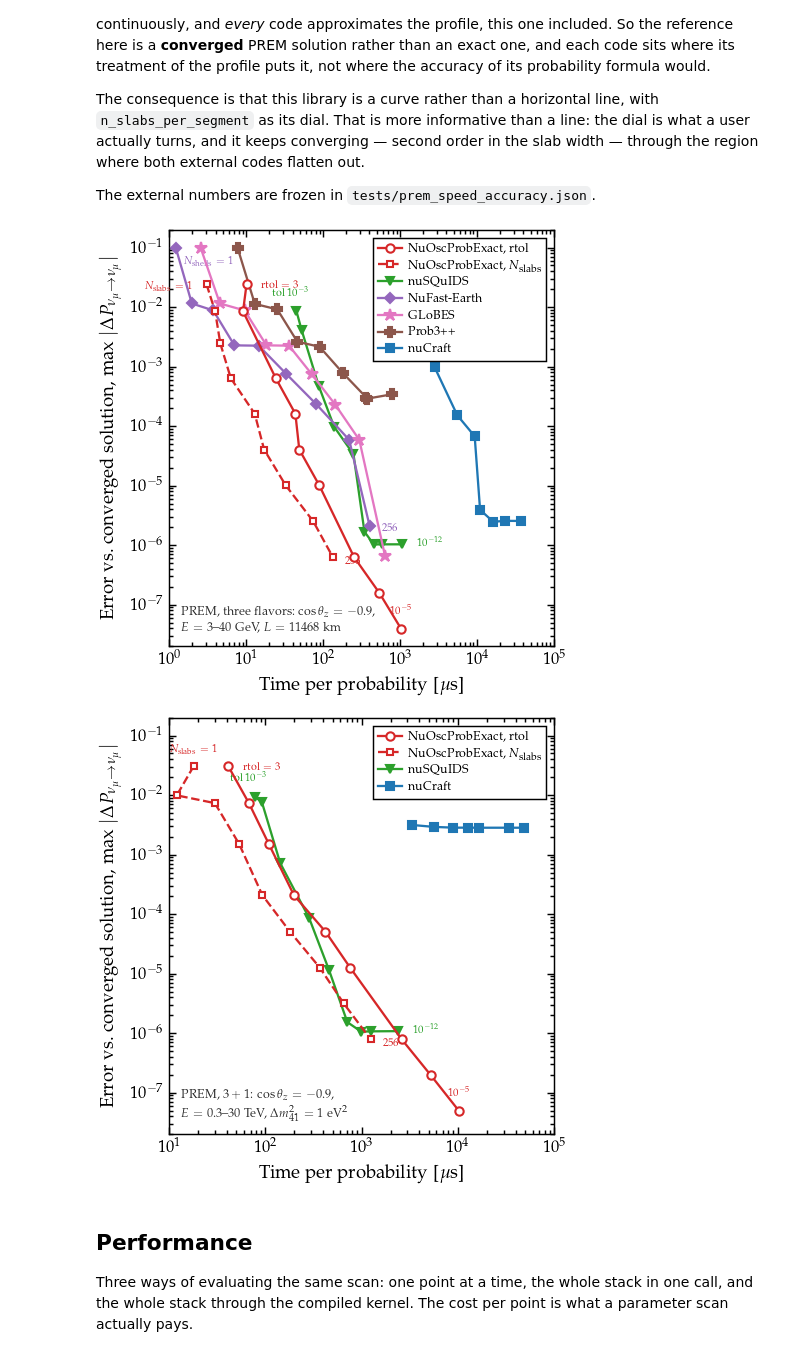
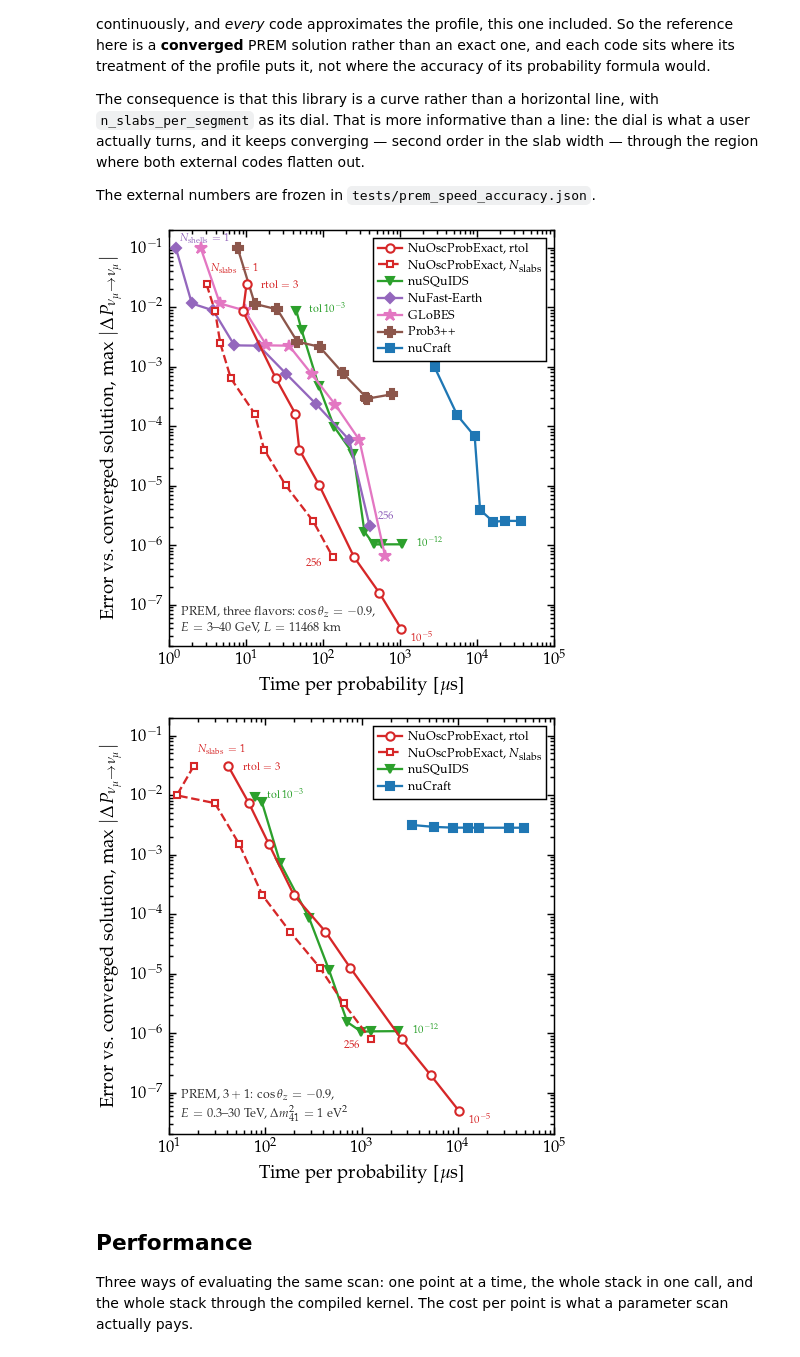
Before and after one commit to mbustama/NuOscProbExact, a Jupyter notebook: notebooks/10_paper_figures.ipynb, the cells around one changed output. Drawn from its saved outputs; the diff is of its cells as text; code cells hidden in the pictures.

```diff
--- a/notebooks/10_paper_figures.ipynb
+++ b/notebooks/10_paper_figures.ipynb
@@ -1072,47 +1072,47 @@ def prem_plane(panel, annotations, subtitle, xlim, ylim, outfile,
 prem_plane(
     prem["three_flavor"],
     [(("NuOscProbExact, rtol", "3e+00"), r"rtol $=3$", 7, -2, "left"),
-     (("NuOscProbExact, rtol", "1e-05"), r"$10^{-5}$", 0, 7, "center"),
+     (("NuOscProbExact, rtol", "1e-05"), r"$10^{-5}$", 5, -6, "left"),
      ((r"NuOscProbExact, $N_{\rm slabs}$", "1"), r"$N_{\rm slabs}=1$",
-      -7, -2, "right"),
-     ((r"NuOscProbExact, $N_{\rm slabs}$", "256"), "256", 6, -3, "left"),
-     (("nuSQuIDS", "1e-03"), r"tol $10^{-3}$", -3, 7, "center"),
+      2, 7, "left"),
+     ((r"NuOscProbExact, $N_{\rm slabs}$", "256"), "256", -5, -4, "right"),
+     (("nuSQuIDS", "1e-03"), r"tol $10^{-3}$", 6, -1, "left"),
      (("nuSQuIDS", "1e-12"), r"$10^{-12}$", 7, -1, "left"),
-     (("NuFast-Earth", "1"), r"$N_{\rm shells}=1$", 4, -8, "left"),
-     (("NuFast-Earth", "256"), "256", 6, -2, "left")],
+     (("NuFast-Earth", "1"), r"$N_{\rm shells}=1$", 2, 3, "left"),
+     (("NuFast-Earth", "256"), "256", 4, 4, "left")],
     "PREM, three flavors:  " + r"$\cos\theta_z = -0.9$," + "\n"
     r"$E = 3$--$40$ GeV,  $L = 11468$ km",
     (1.0e0, 1.0e5), (2.0e-8, 2.0e-1),
     "prem_speed_accuracy.pdf", None,
     legend_loc="upper right", legend_anchor=(0.995, 0.995),
     relabel={"NuOscProbExact": r"NuOscProbExact, $N_{\rm slabs}$",
              "NuOscProbExact (tolerance)": "NuOscProbExact, rtol"})
 
 prem_plane(
     prem["sterile_3plus1"],
     [(("NuOscProbExact, rtol", "3e+00"), r"rtol $=3$", 7, -2, "left"),
-     (("NuOscProbExact, rtol", "1e-05"), r"$10^{-5}$", 0, 7, "center"),
+     (("NuOscProbExact, rtol", "1e-05"), r"$10^{-5}$", 5, -6, "left"),
      ((r"NuOscProbExact, $N_{\rm slabs}$", "1"), r"$N_{\rm slabs}=1$",
-      0, 7, "center"),
-     ((r"NuOscProbExact, $N_{\rm slabs}$", "256"), "256", 6, -3, "left"),
-     (("nuSQuIDS", "1e-03"), r"tol $10^{-3}$", -3, 7, "center"),
+      2, 7, "left"),
+     ((r"NuOscProbExact, $N_{\rm slabs}$", "256"), "256", -5, -4, "right"),
+     (("nuSQuIDS", "1e-03"), r"tol $10^{-3}$", 6, -1, "left"),
      (("nuSQuIDS", "1e-12"), r"$10^{-12}$", 7, -1, "left")],
     r"PREM, $3+1$:  $\cos\theta_z = -0.9$," + "\n"
     r"$E = 0.3$--$30$ TeV,  $\Delta m_{41}^2 = 1$ eV$^2$",
     (1.0e1, 1.0e5), (2.0e-8, 2.0e-1),
     "prem_speed_accuracy_3plus1.pdf", None,
     legend_loc="upper right", legend_anchor=(0.995, 0.995),
     # Both root strategies are frozen in the data; only the default is
     # drawn, because the two agree to the last bit and their curves lie on
     # top of one another.
     only={"NuOscProbExact (double-double)", "NuOscProbExact (tolerance)",
           "nuSQuIDS", "nuCraft"},
     relabel={"NuOscProbExact (double-double)":
              r"NuOscProbExact, $N_{\rm slabs}$",
              "NuOscProbExact (tolerance)": "NuOscProbExact, rtol"})
 # %% [output]
-[figure, old version]
+[figure, new version]
-[figure, old version]
+[figure, new version]
 # %% [markdown]
 ## Performance
 
```
Also changed, not shown: parts of 1 cell of this notebook, 3 other files.
